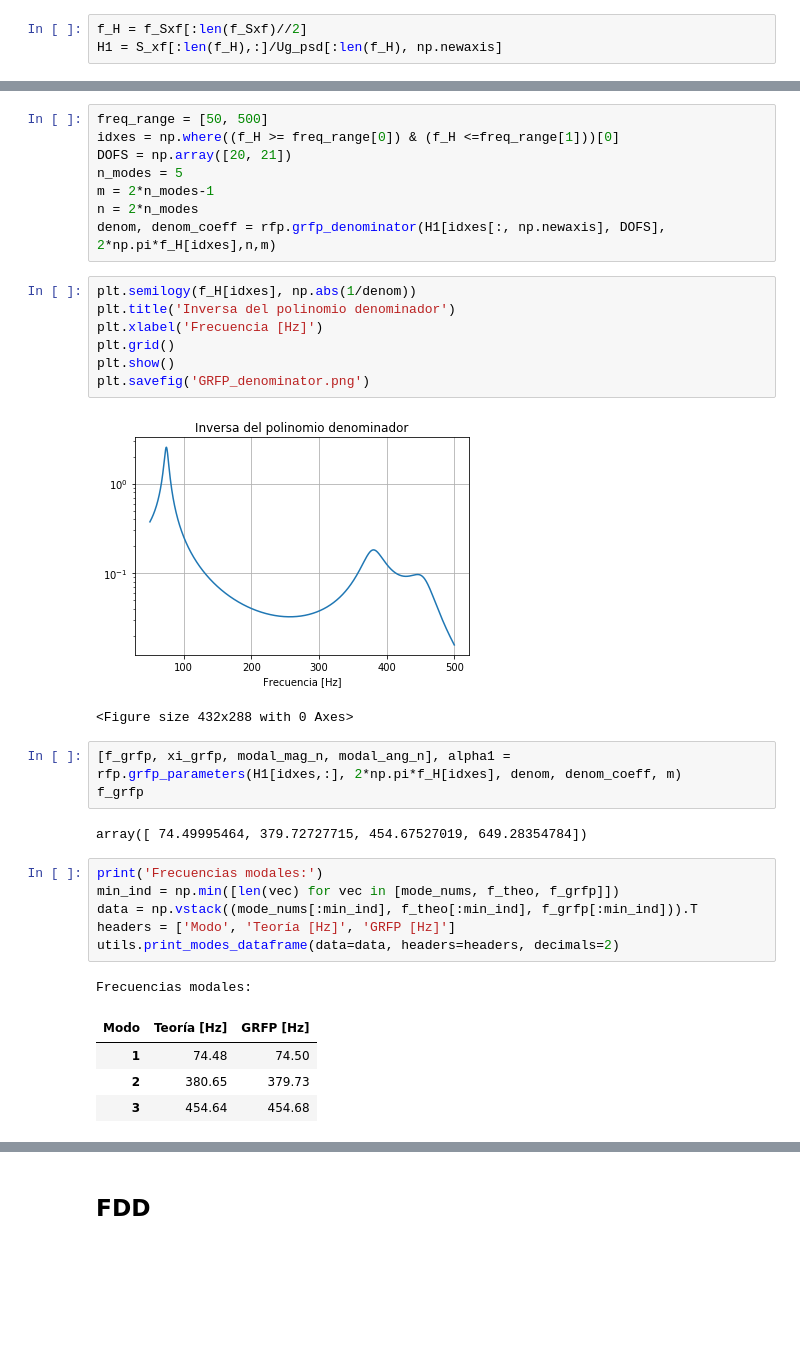
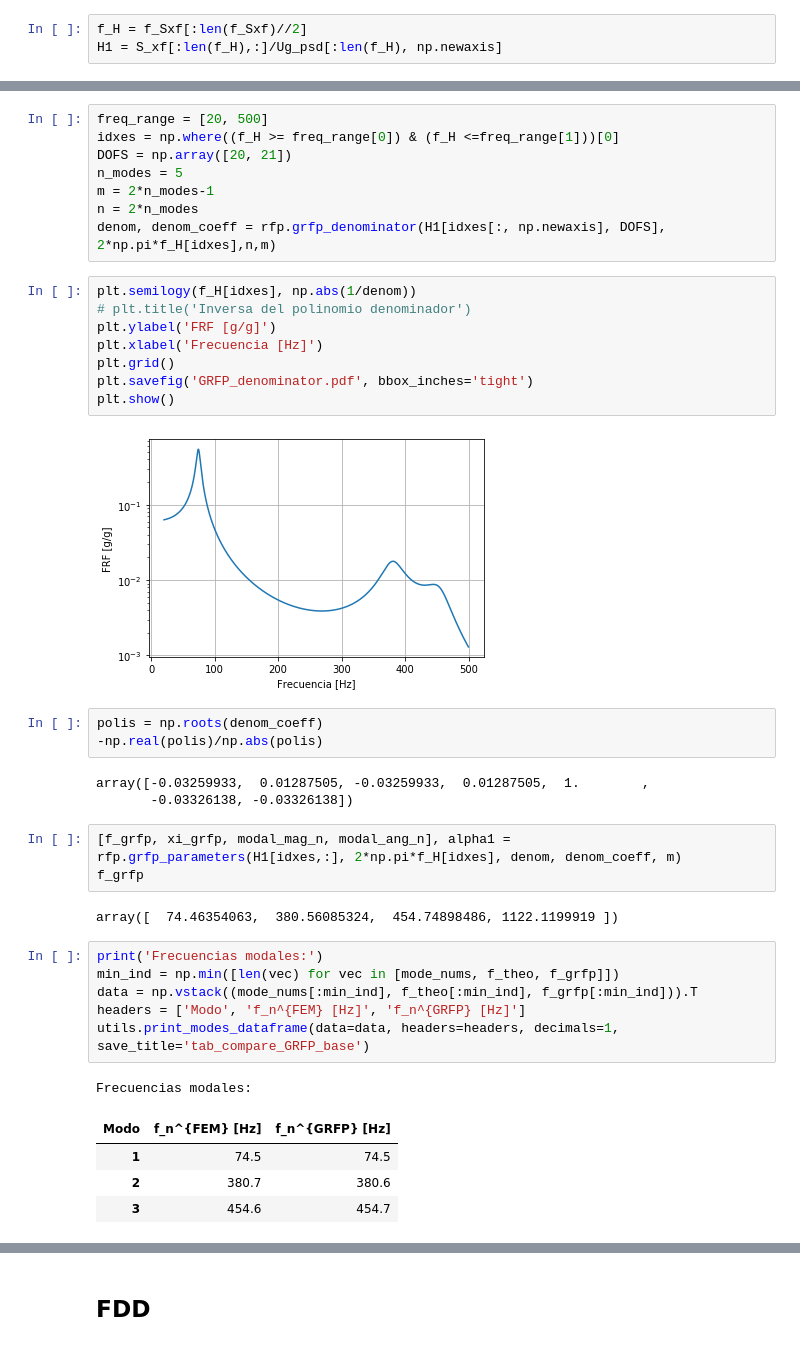
Before and after one commit to rafadodo/atelier, a Jupyter notebook: ema_vs_oma_full.ipynb, the cells around one changed output, grey strips where cells are left out. Saved outputs shown, nothing was run; the diff lists cells and outputs as text; blank space fills up the shorter version.

```diff
--- a/ema_vs_oma_full.ipynb
+++ b/ema_vs_oma_full.ipynb
@@ -186,5 +236,5 @@ plt.savefig('H1_plot.png')
 # %%
-freq_range = [50, 500]
+freq_range = [20, 500]
 idxes = np.where((f_H >= freq_range[0]) & (f_H <=freq_range[1]))[0]
 DOFS = np.array([20, 21])
 n_modes = 5
@@ -193,31 +243,37 @@ n = 2*n_modes
 denom, denom_coeff = rfp.grfp_denominator(H1[idxes[:, np.newaxis], DOFS], 2*np.pi*f_H[idxes],n,m)
 # %%
 plt.semilogy(f_H[idxes], np.abs(1/denom))
-plt.title('Inversa del polinomio denominador')
+# plt.title('Inversa del polinomio denominador')
+plt.ylabel('FRF [g/g]')
 plt.xlabel('Frecuencia [Hz]')
 plt.grid()
+plt.savefig('GRFP_denominator.pdf', bbox_inches='tight')
 plt.show()
-plt.savefig('GRFP_denominator.png')
 # %% [output]
-[figure, old version]
+[figure, new version]
-<Figure size 432x288 with 0 Axes>
+# %%
+polis = np.roots(denom_coeff)
+-np.real(polis)/np.abs(polis)
+# %% [output]
+array([-0.03259933,  0.01287505, -0.03259933,  0.01287505,  1.        ,
+       -0.03326138, -0.03326138])
 # %%
 [f_grfp, xi_grfp, modal_mag_n, modal_ang_n], alpha1 = rfp.grfp_parameters(H1[idxes,:], 2*np.pi*f_H[idxes], denom, denom_coeff, m)
 f_grfp
 # %% [output]
-array([ 74.49995464, 379.72727715, 454.67527019, 649.28354784])
+array([  74.46354063,  380.56085324,  454.74898486, 1122.1199919 ])
 # %%
 print('Frecuencias modales:')
 min_ind = np.min([len(vec) for vec in [mode_nums, f_theo, f_grfp]])
 data = np.vstack((mode_nums[:min_ind], f_theo[:min_ind], f_grfp[:min_ind])).T
-headers = ['Modo', 'Teoría [Hz]', 'GRFP [Hz]']
-utils.print_modes_dataframe(data=data, headers=headers, decimals=2)
+headers = ['Modo', 'f_n^{FEM} [Hz]', 'f_n^{GRFP} [Hz]']
+utils.print_modes_dataframe(data=data, headers=headers, decimals=1, save_title='tab_compare_GRFP_base')
 # %% [output]
 Frecuencias modales:
-| Modo | Teoría [Hz] | GRFP [Hz] |
-| 1 | 74.48 | 74.50 |
-| 2 | 380.65 | 379.73 |
-| 3 | 454.64 | 454.68 |
+| Modo | f_n^{FEM} [Hz] | f_n^{GRFP} [Hz] |
+| 1 | 74.5 | 74.5 |
+| 2 | 380.7 | 380.6 |
+| 3 | 454.6 | 454.7 |
 # %%
 print('Amortiguamientos modales:')
 min_ind = np.min([len(vec) for vec in [mode_nums, xi_theo, xi_grfp]])
```
Also changed, not shown: parts of 31 cells of this notebook, 2 other files.
